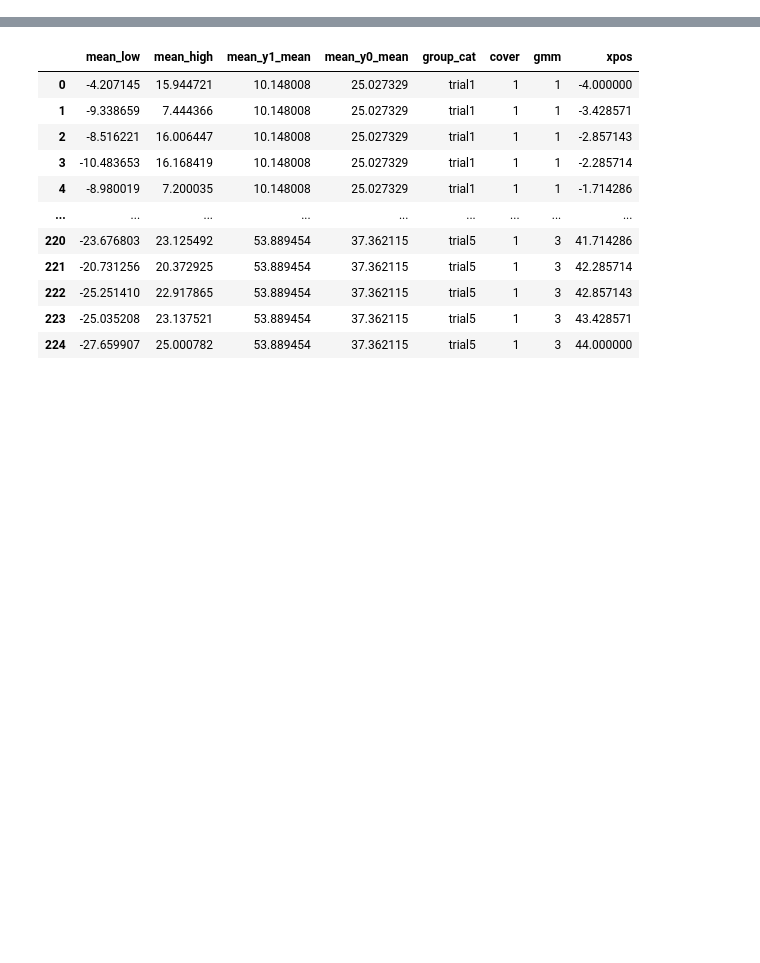
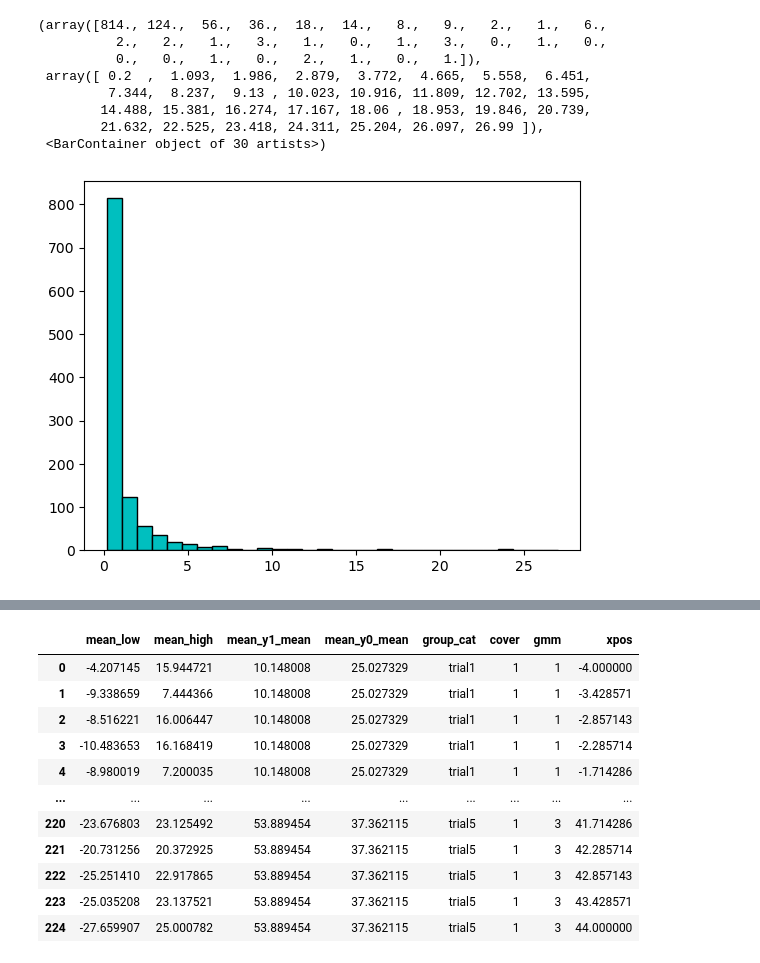
Before and after one commit to NaCloudy/Conformal-ITE, a Jupyter notebook: code/plot_figures/ITE_plot.ipynb, the cells around one changed output, grey strips where cells are left out. Cells and saved outputs as stored; diff of their text form; code cells hidden in the pictures; blank space fills up the shorter version.

Commit message:
add new data

```diff
--- a/code/plot_figures/ITE_plot.ipynb
+++ b/code/plot_figures/ITE_plot.ipynb
@@ -0,0 +1,18 @@
+# %%
+import matplotlib.pyplot as plt
+import pandas as pd
+import numpy as np
+
+d = pd.read_csv("../data/fish.csv")
+# %%
+plt.hist(d["o.LBXTHG"], bins=30, color='c', edgecolor='black')
+# %% [output]
+(array([814., 124.,  56.,  36.,  18.,  14.,   8.,   9.,   2.,   1.,   6.,
+          2.,   2.,   1.,   3.,   1.,   0.,   1.,   3.,   0.,   1.,   0.,
+          0.,   0.,   1.,   0.,   2.,   1.,   0.,   1.]),
+ array([ 0.2  ,  1.093,  1.986,  2.879,  3.772,  4.665,  5.558,  6.451,
+         7.344,  8.237,  9.13 , 10.023, 10.916, 11.809, 12.702, 13.595,
+        14.488, 15.381, 16.274, 17.167, 18.06 , 18.953, 19.846, 20.739,
+        21.632, 22.525, 23.418, 24.311, 25.204, 26.097, 26.99 ]),
+ <BarContainer object of 30 artists>)
+[figure, added]
```
Also changed, not shown: parts of 16 cells of this notebook, 28 other files.
